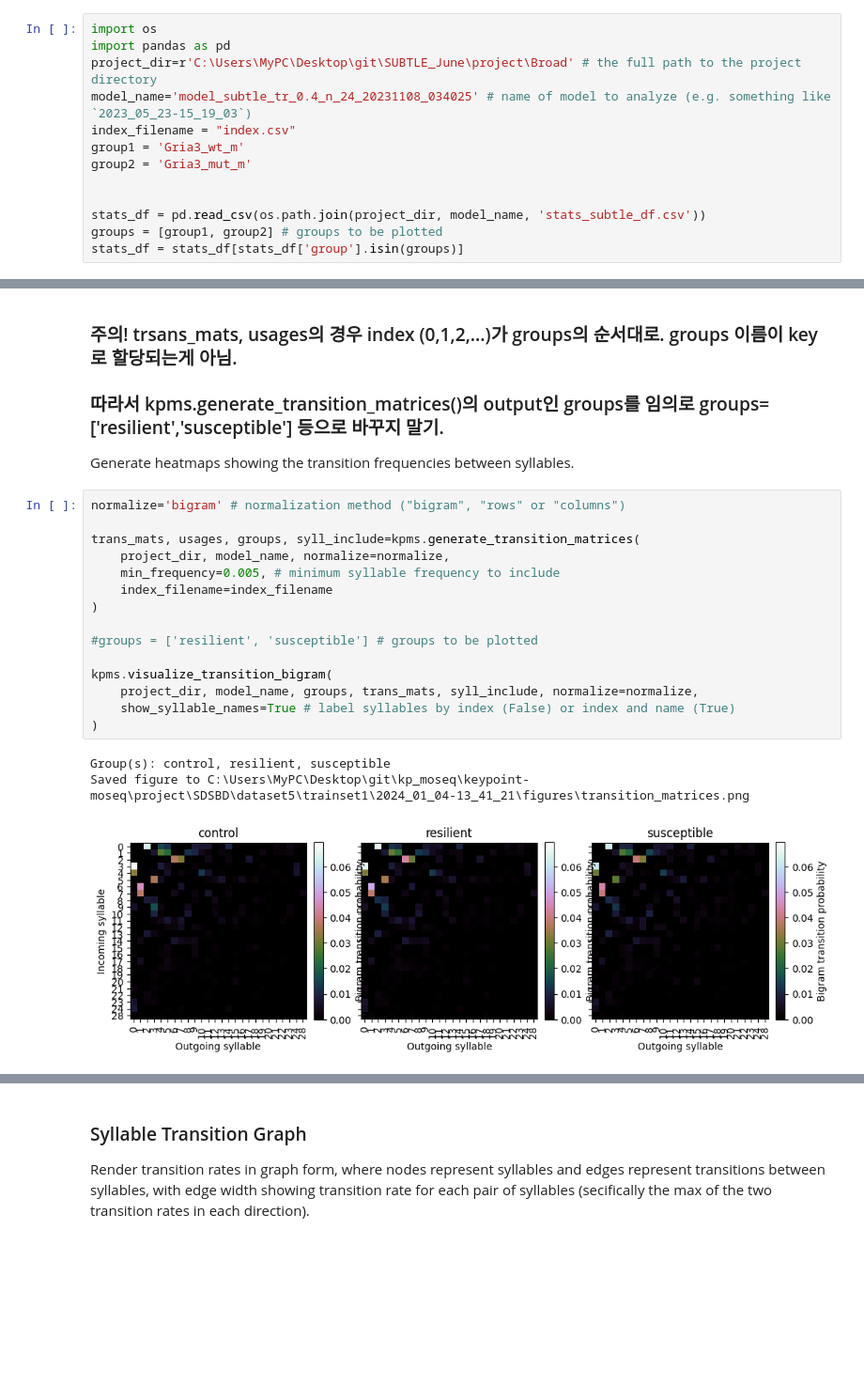
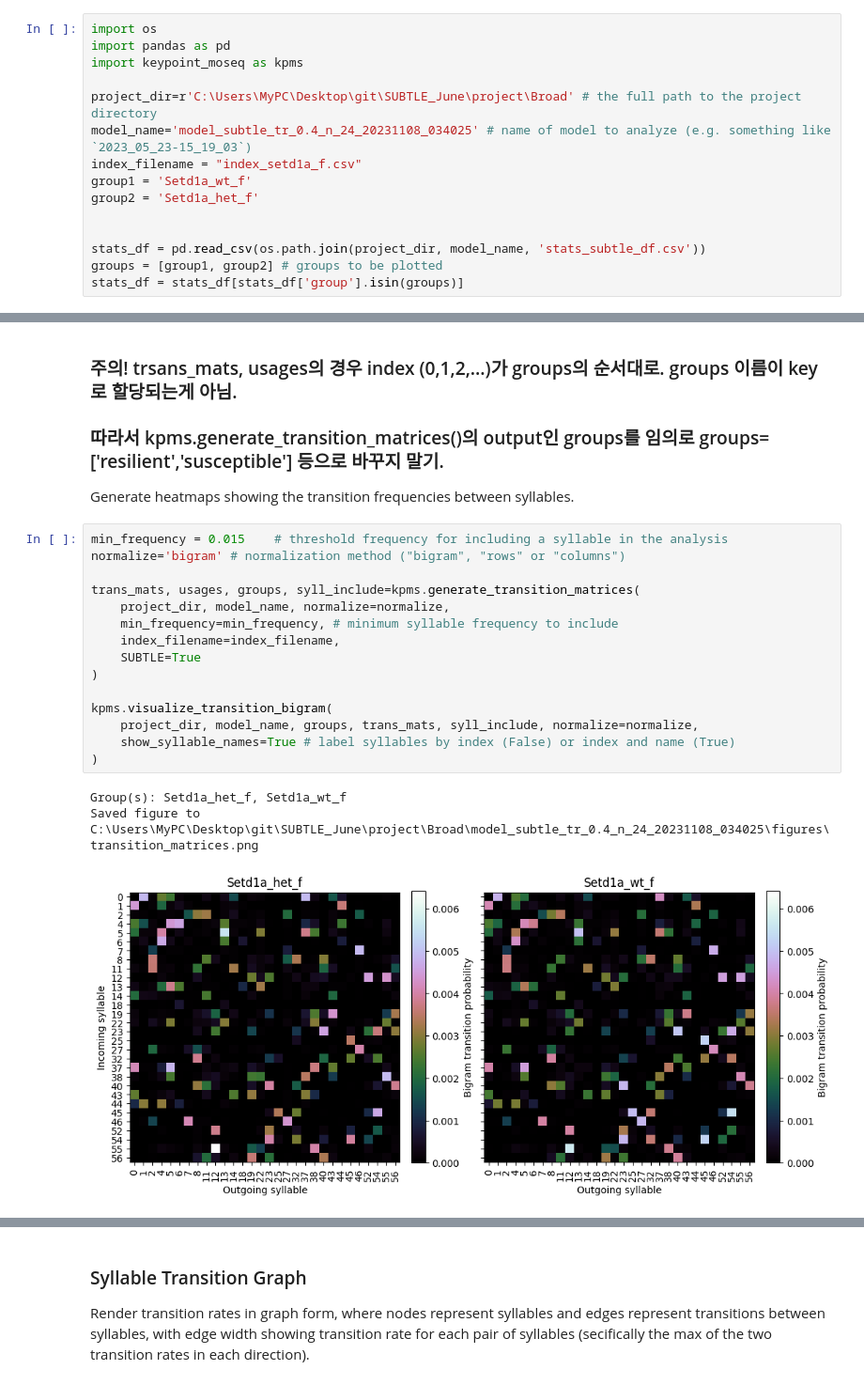
Before and after one commit to Junes94/keypoint-moseq, a Jupyter notebook: docs/source/analysis_SUBTLE.ipynb, the cells around one changed output, grey strips where cells are left out. Shown at 94% size. Saved outputs shown, nothing was run; the diff lists cells and outputs as text; blank space fills up the shorter version.

```diff
--- a/docs/source/analysis_SUBTLE.ipynb
+++ b/docs/source/analysis_SUBTLE.ipynb
@@ -134,11 +130,13 @@ There are two options for setting the order of syllables along the x-axis. When
 # %%
 import os
 import pandas as pd
+import keypoint_moseq as kpms
+
 project_dir=r'C:\Users\MyPC\Desktop\git\SUBTLE_June\project\Broad' # the full path to the project directory
 model_name='model_subtle_tr_0.4_n_24_20231108_034025' # name of model to analyze (e.g. something like `2023_05_23-15_19_03`)
-index_filename = "index.csv"
-group1 = 'Gria3_wt_m'
-group2 = 'Gria3_mut_m'
+index_filename = "index_setd1a_f.csv"
+group1 = 'Setd1a_wt_f'
+group2 = 'Setd1a_het_f'
 
 
 stats_df = pd.read_csv(os.path.join(project_dir, model_name, 'stats_subtle_df.csv'))
@@ -169,21 +173,21 @@ KeyError: 'syllable'
 ### 따라서 kpms.generate_transition_matrices()의 output인 groups를 임의로 groups=['resilient','susceptible'] 등으로 바꾸지 말기.
 Generate heatmaps showing the transition frequencies between syllables.
 # %%
+min_frequency = 0.015    # threshold frequency for including a syllable in the analysis
 normalize='bigram' # normalization method ("bigram", "rows" or "columns")
 
 trans_mats, usages, groups, syll_include=kpms.generate_transition_matrices(
     project_dir, model_name, normalize=normalize,
-    min_frequency=0.005, # minimum syllable frequency to include
-    index_filename=index_filename
+    min_frequency=min_frequency, # minimum syllable frequency to include
+    index_filename=index_filename,
+    SUBTLE=True
 )
-
-#groups = ['resilient', 'susceptible'] # groups to be plotted
 
 kpms.visualize_transition_bigram(
     project_dir, model_name, groups, trans_mats, syll_include, normalize=normalize,
     show_syllable_names=True # label syllables by index (False) or index and name (True)
 )
 # %% [output]
-Group(s): control, resilient, susceptible
-Saved figure to C:\Users\MyPC\Desktop\git\kp_moseq\keypoint-moseq\project\SDSBD\dataset5\trainset1\2024_01_04-13_41_21\figures\transition_matrices.png
+Group(s): Setd1a_het_f, Setd1a_wt_f
+Saved figure to C:\Users\MyPC\Desktop\git\SUBTLE_June\project\Broad\model_subtle_tr_0.4_n_24_20231108_034025\figures\transition_matrices.png
-[figure, old version]
+[figure, new version]
```
Also changed, not shown: parts of 5 cells of this notebook, 12 other files.
